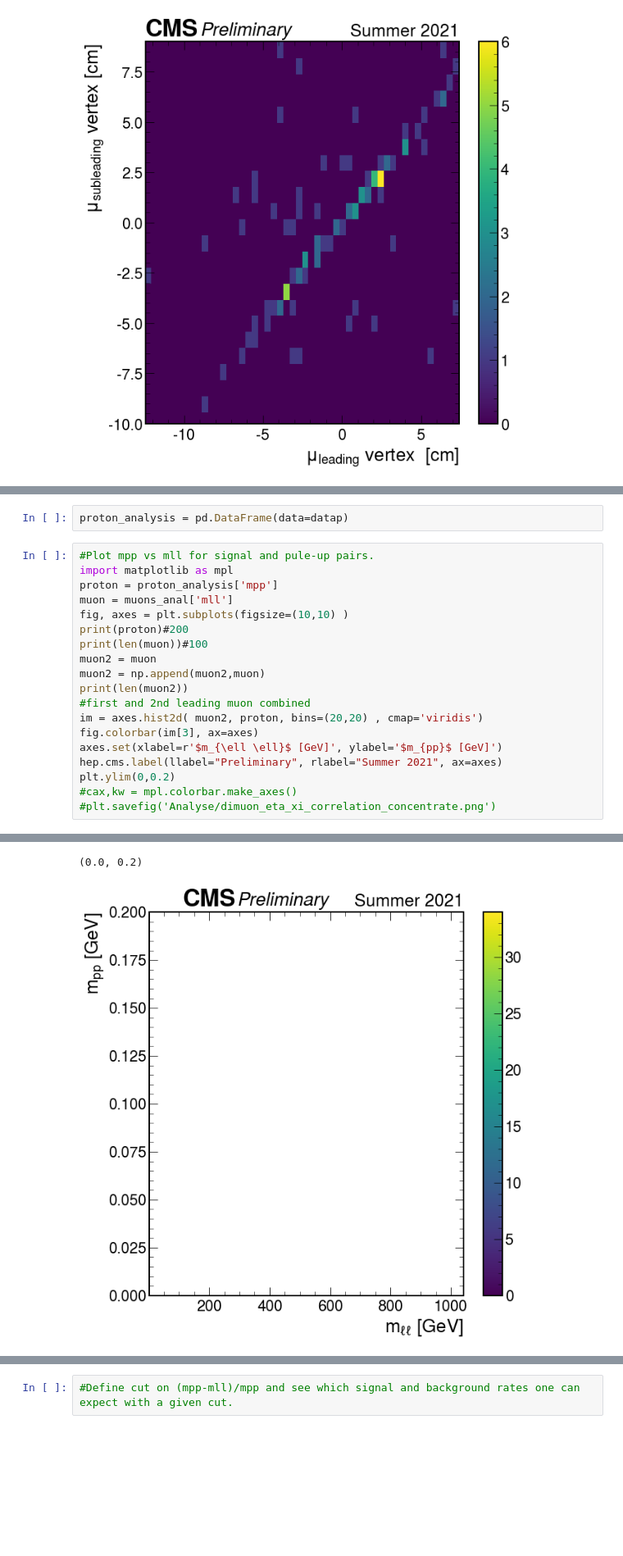
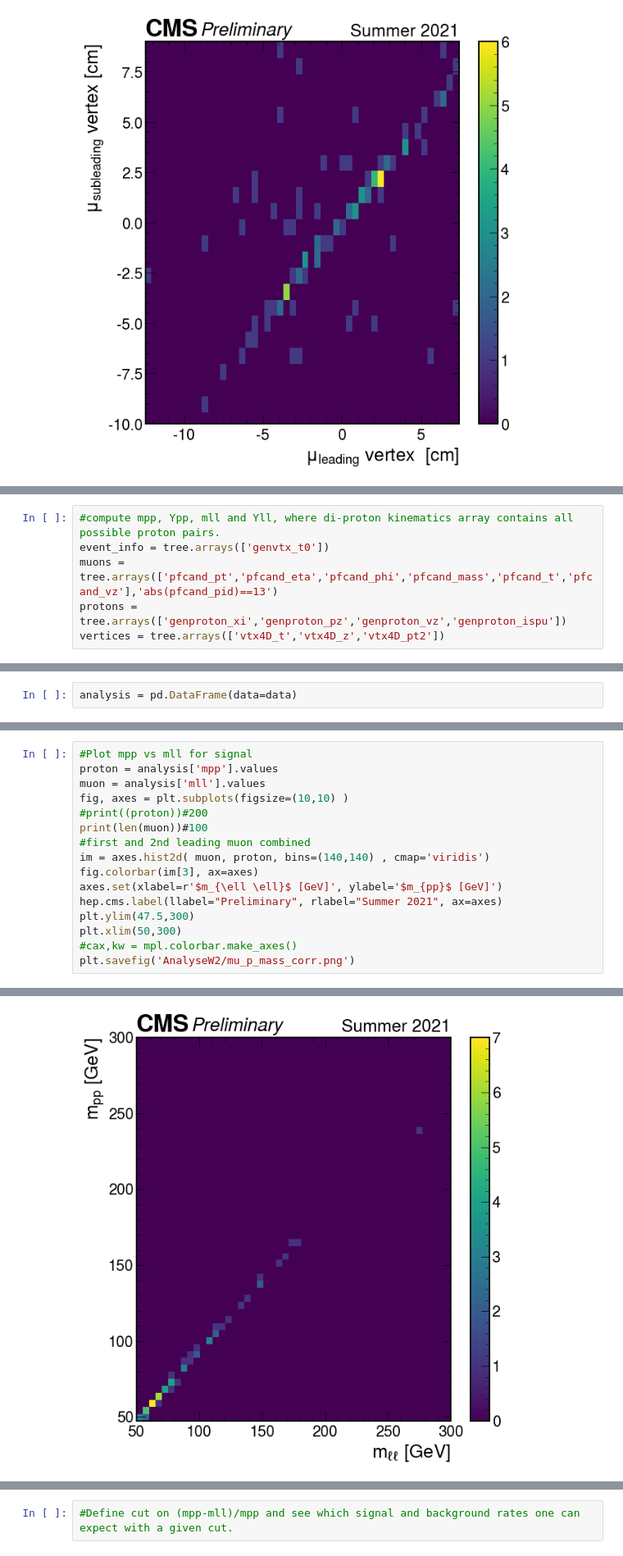
Before and after one commit to jloemker/SWAN, a Jupyter notebook: Analysis_notebook.ipynb, the cells around one changed output, grey strips where cells are left out. Shown at 82% size. Cells and saved outputs as stored; diff of their text form; blank space fills up the shorter version.

Commit message:
signal/puleup dataframe in progress

```diff
--- a/Analysis_notebook.ipynb
+++ b/Analysis_notebook.ipynb
@@ -514,2 +512,8 @@ plt.savefig('AnalyseW2/corr_vtx4Dt0_mu1mu2.png')
 # %% [output]
 [figure]
+# %%
+#compute mpp, Ypp, mll and Yll, where di-proton kinematics array contains all possible proton pairs.
+event_info = tree.arrays(['genvtx_t0'])
+muons = tree.arrays(['pfcand_pt','pfcand_eta','pfcand_phi','pfcand_mass','pfcand_t','pfcand_vz'],'abs(pfcand_pid)==13')
+protons = tree.arrays(['genproton_xi','genproton_pz','genproton_vz','genproton_ispu'])
+vertices = tree.arrays(['vtx4D_t','vtx4D_z','vtx4D_pt2'])
@@ -515,0 +599,2 @@ plt.savefig('AnalyseW2/corr_vtx4Dt0_mu1mu2.png')
+# %%
+analysis = pd.DataFrame(data=data)
@@ -625,22 +660,17 @@ print(datap['p2_xi'])
-# %%
-proton_analysis = pd.DataFrame(data=datap)
 # %%
-#Plot mpp vs mll for signal and pule-up pairs.
-import matplotlib as mpl
-proton = proton_analysis['mpp']
-muon = muons_anal['mll']
+#Plot mpp vs mll for signal
+proton = analysis['mpp'].values
+muon = analysis['mll'].values
 fig, axes = plt.subplots(figsize=(10,10) )
-print(proton)#200
+#print((proton))#200
 print(len(muon))#100
-muon2 = muon
-muon2 = np.append(muon2,muon)
-print(len(muon2))
 #first and 2nd leading muon combined
-im = axes.hist2d( muon2, proton, bins=(20,20) , cmap='viridis')
+im = axes.hist2d( muon, proton, bins=(140,140) , cmap='viridis')
 fig.colorbar(im[3], ax=axes)
 axes.set(xlabel=r'$m_{\ell \ell}$ [GeV]', ylabel='$m_{pp}$ [GeV]')
 hep.cms.label(llabel="Preliminary", rlabel="Summer 2021", ax=axes)
-plt.ylim(0,0.2)
+plt.ylim(47.5,300)
+plt.xlim(50,300)
 #cax,kw = mpl.colorbar.make_axes()
-#plt.savefig('Analyse/dimuon_eta_xi_correlation_concentrate.png')
+plt.savefig('AnalyseW2/mu_p_mass_corr.png')
 # %% [output]
@@ -661,2 +678 @@ Name: mpp, Length: 200, dtype: float64
-(0.0, 0.2)
-[figure, old version]
+[figure, new version]
```
Also changed, not shown: parts of 12 cells of this notebook.
